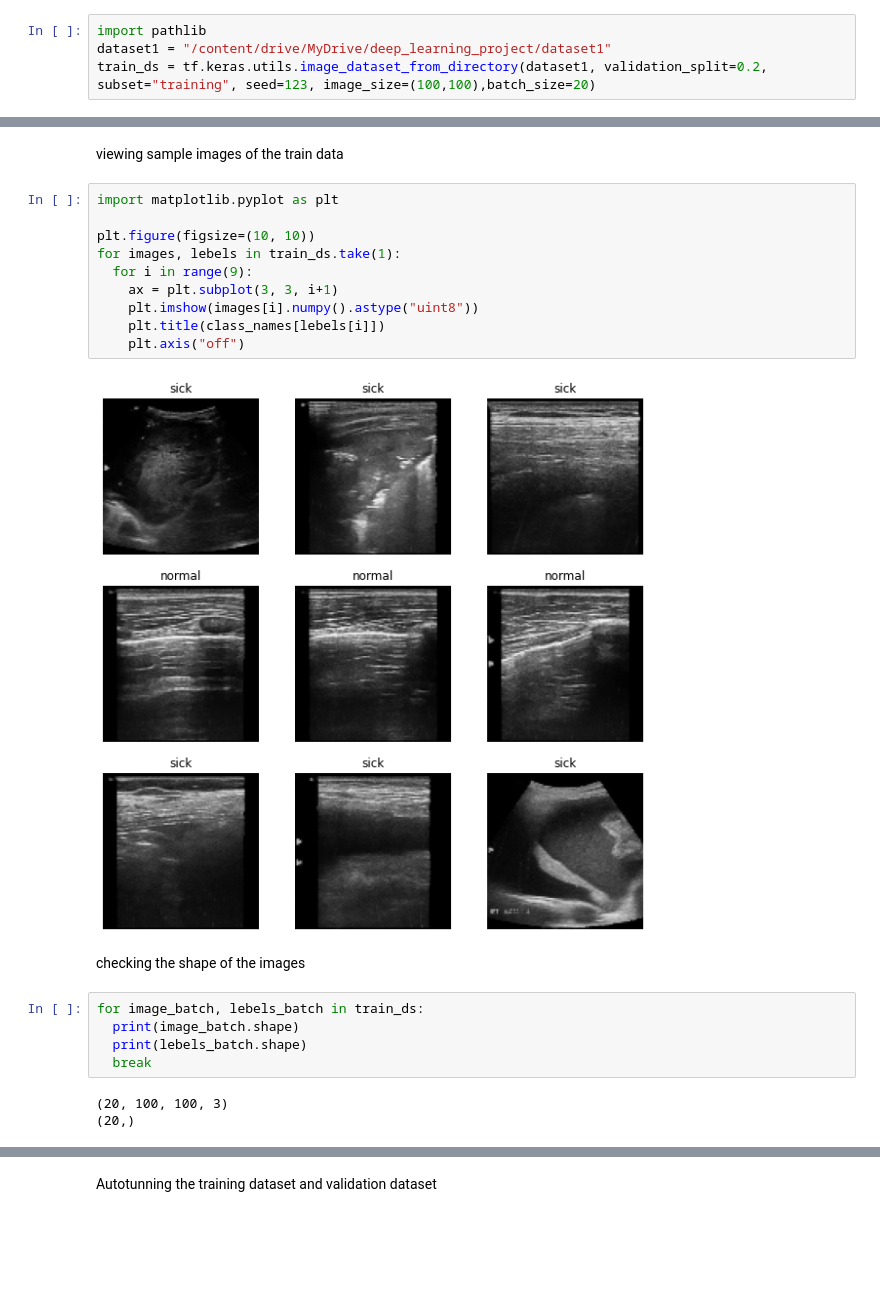
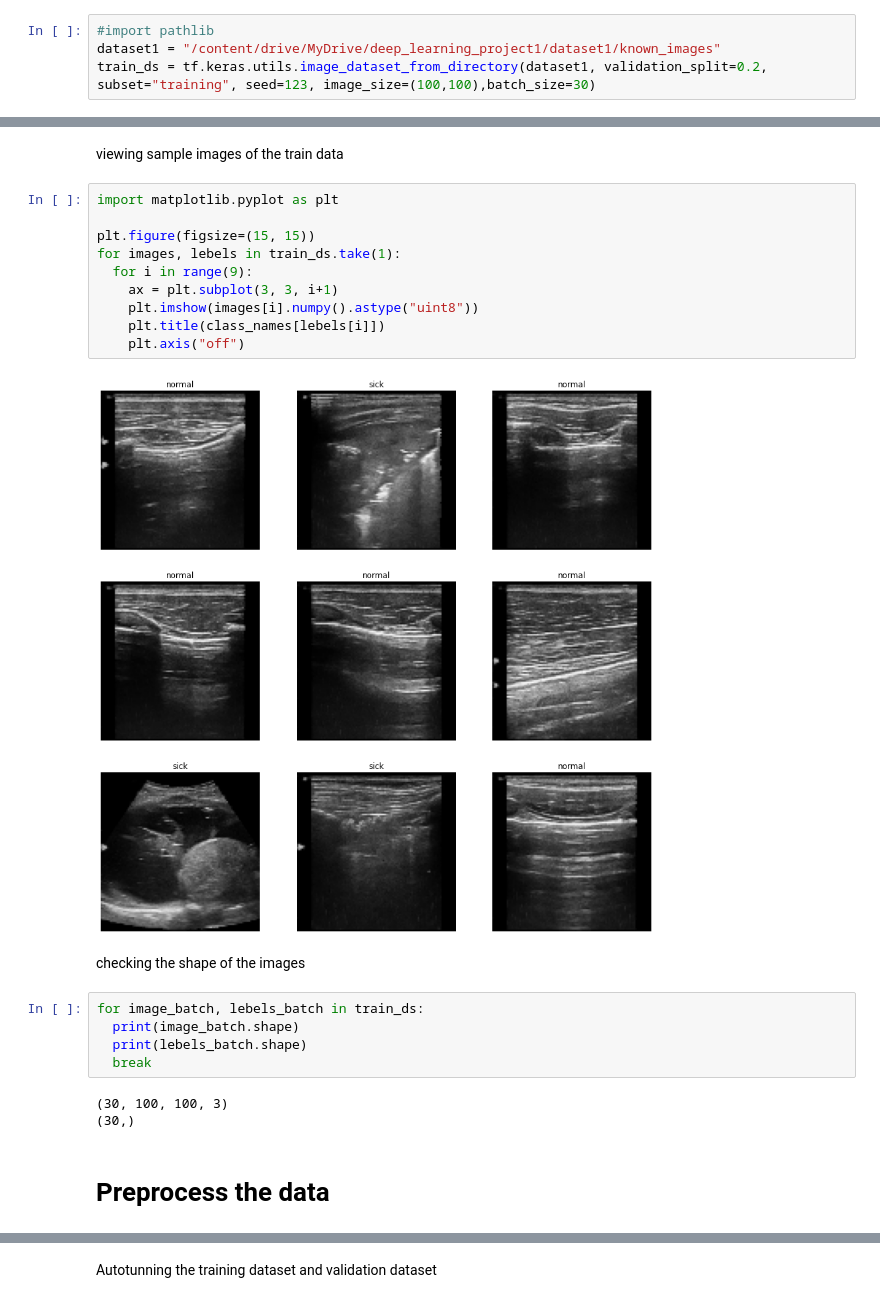
Before and after one commit to pirumba/deeplearning, a Jupyter notebook: Chest_opacity.ipynb, the cells around one changed output, grey strips where cells are left out. Cells and saved outputs as stored; diff of their text form; blank space fills up the shorter version.

```diff
--- a/Chest_opacity.ipynb
+++ b/Chest_opacity.ipynb
@@ -23,9 +23,9 @@ Drive already mounted at /content/drive; to attempt to forcibly remount, call dr
 # %% [markdown]
 Importing Data Set
 # %%
-import pathlib
-dataset1 = "/content/drive/MyDrive/deep_learning_project/dataset1"
-train_ds = tf.keras.utils.image_dataset_from_directory(dataset1, validation_split=0.2, subset="training", seed=123, image_size=(100,100),batch_size=20)
+#import pathlib
+dataset1 = "/content/drive/MyDrive/deep_learning_project1/dataset1/known_images"
+train_ds = tf.keras.utils.image_dataset_from_directory(dataset1, validation_split=0.2, subset="training", seed=123, image_size=(100,100),batch_size=30)
 # %% [output]
 Found 715 files belonging to 2 classes.
 Using 572 files for training.
@@ -50,15 +50,15 @@ viewing sample images of the train data
 # %%
 import matplotlib.pyplot as plt
 
-plt.figure(figsize=(10, 10))
+plt.figure(figsize=(15, 15))
 for images, lebels in train_ds.take(1):
   for i in range(9):
     ax = plt.subplot(3, 3, i+1)
     plt.imshow(images[i].numpy().astype("uint8"))
     plt.title(class_names[lebels[i]])
     plt.axis("off")
 # %% [output]
-[figure, old version]
+[figure, new version]
 # %% [markdown]
 checking the shape of the images
 # %%
@@ -67,5 +67,7 @@ for image_batch, lebels_batch in train_ds:
   print(lebels_batch.shape)
   break
 # %% [output]
-(20, 100, 100, 3)
-(20,)
+(30, 100, 100, 3)
+(30,)
+# %% [markdown]
+# Preprocess the data
```
Also changed, not shown: parts of 15 cells of this notebook.
